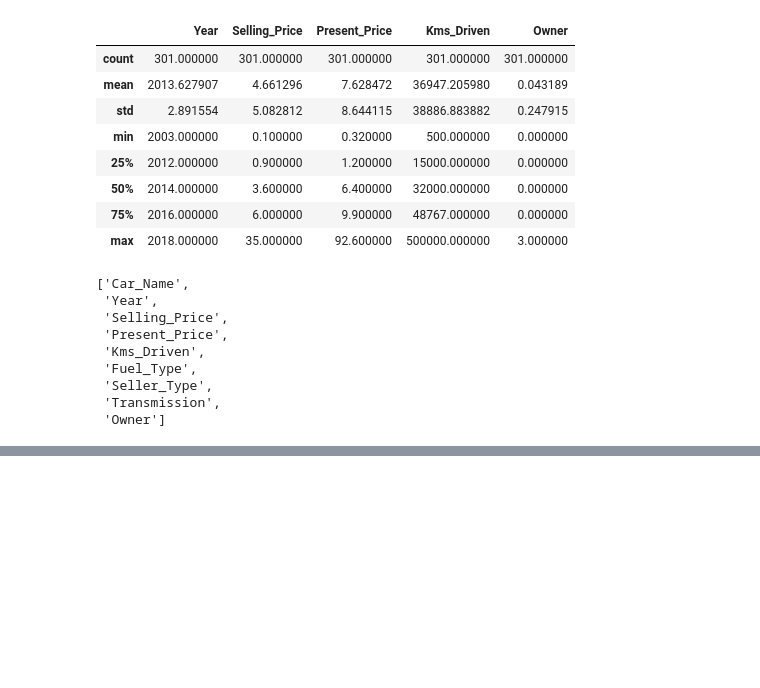
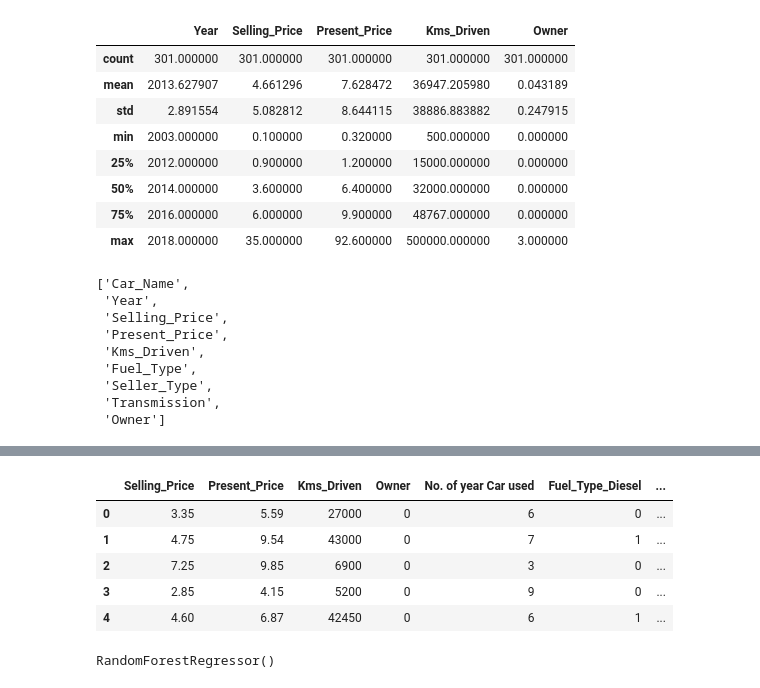
Before and after one commit to AnukulSri/Car-Price-Prediction, a Jupyter notebook: index.ipynb, the cells around one changed output, grey strips where cells are left out. Saved outputs shown, nothing was run; the diff lists cells and outputs as text; code cells hidden in the pictures; blank space fills up the shorter version.

```diff
--- a/index.ipynb
+++ b/index.ipynb
@@ -82,0 +105,17 @@ df.columns.tolist()
+# %%
+df['Fuel_Type_Diesel'] = le.fit_transform(df['Fuel_Type_Diesel'])
+# %%
+df['Fuel_Type_Petrol'] = le.fit_transform(df['Fuel_Type_Petrol'])
+# %%
+df['Seller_Type_Individual'] = le.fit_transform(df['Seller_Type_Individual'])
+# %%
+df['Transmission_Manual'] = le.fit_transform(df['Transmission_Manual'])
+# %%
+df.head()
+# %% [output]
+|  | Selling_Price | Present_Price | Kms_Driven | Owner | No. of year Car used | Fuel_Type_Diesel | ... |
+| 0 | 3.35 | 5.59 | 27000 | 0 | 6 | 0 | ... |
+| 1 | 4.75 | 9.54 | 43000 | 0 | 7 | 1 | ... |
+| 2 | 7.25 | 9.85 | 6900 | 0 | 3 | 0 | ... |
+| 3 | 2.85 | 4.15 | 5200 | 0 | 9 | 0 | ... |
+| 4 | 4.60 | 6.87 | 42450 | 0 | 6 | 1 | ... |
@@ -82,0 +140,4 @@ df.columns.tolist()
+# %%
+rfc.fit(X_train,Y_train)
+# %% [output]
+RandomForestRegressor()
```
Also changed, not shown: parts of 21 cells of this notebook.
